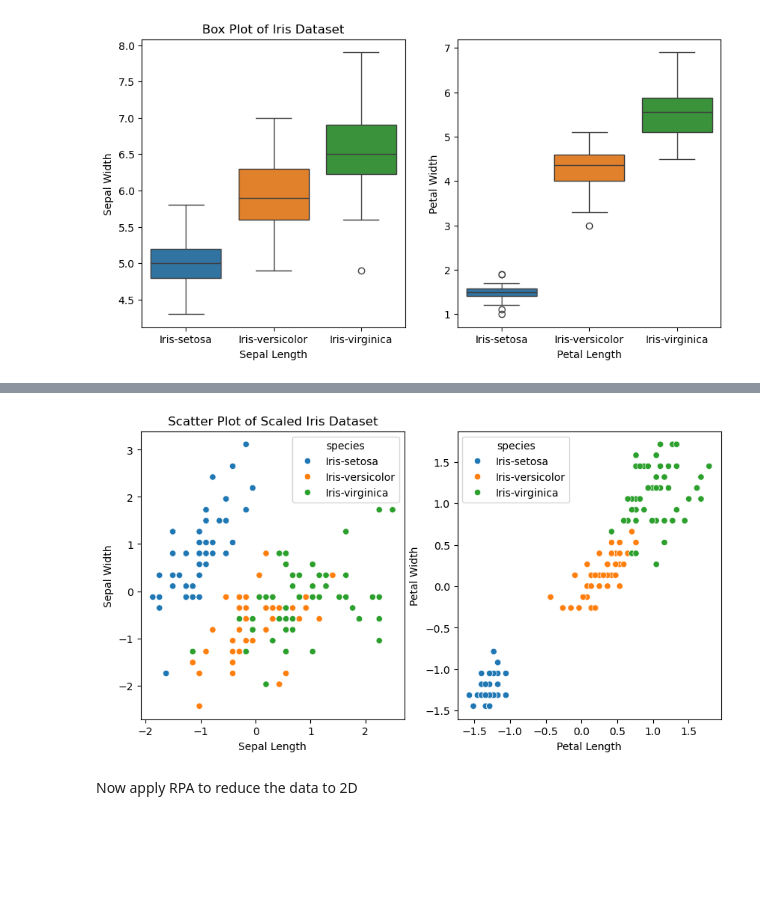
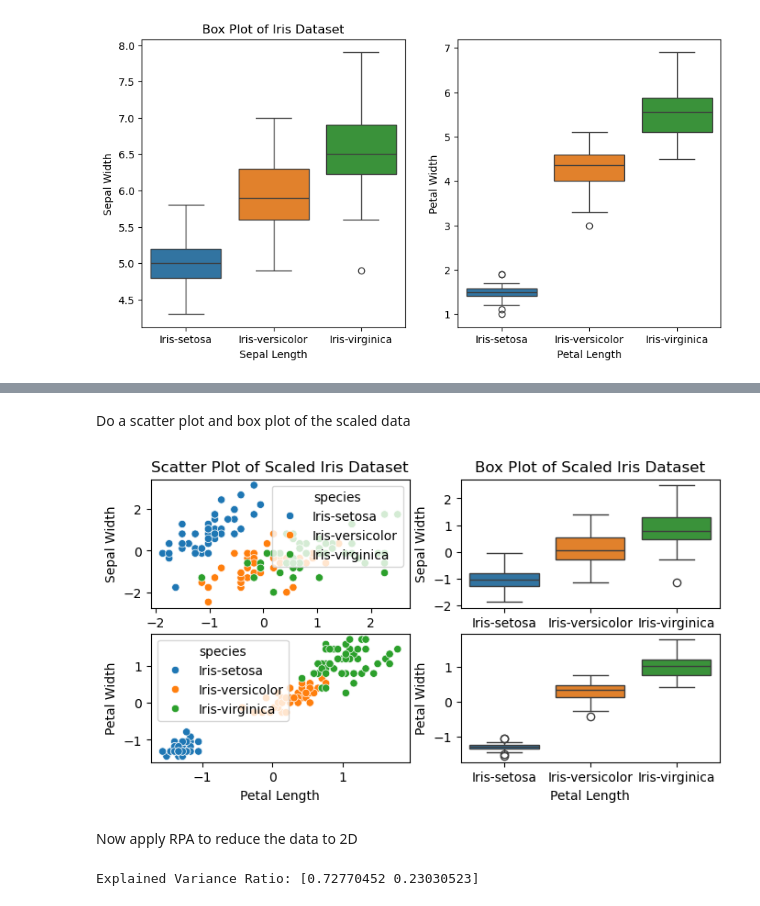
Before and after one commit to clydewatts1/pands-project, a Jupyter notebook: analysis_kmeans_cluster.ipynb, the cells around one changed output, grey strips where cells are left out. Drawn from its saved outputs; the diff is of its cells as text; code cells hidden in the pictures; blank space fills up the shorter version.

```diff
--- a/analysis_kmeans_cluster.ipynb
+++ b/analysis_kmeans_cluster.ipynb
@@ -112,15 +104,36 @@ print(X_scaled)
+# %% [markdown]
+Do a scatter plot and box plot of the scaled data
 # %%
-fig, ax = plt.subplots(1, 2, figsize=(10, 5))
+fig, ax = plt.subplots(2, 2, figsize=(8, 4))
 # scatter plot of the scaled data
-ax[0].set_title("Scatter Plot of Scaled Iris Dataset")
-ax[0].set_xlabel("Sepal Length")
-ax[0].set_ylabel("Sepal Width")
-sns.scatterplot(x=X_scaled[:, 0], y=X_scaled[:, 1], hue=df_iris["species"], ax=ax[0])
-ax[1].set_xlabel("Petal Length")
-ax[1].set_ylabel("Petal Width")
-sns.scatterplot(x=X_scaled[:, 2], y=X_scaled[:, 3], hue=df_iris["species"], ax=ax[1])
+ax[0,0].set_title("Scatter Plot of Scaled Iris Dataset")
+ax[0,0].set_xlabel("Sepal Length")
+ax[0,0].set_ylabel("Sepal Width")
+sns.scatterplot(x=X_scaled[:, 0], y=X_scaled[:, 1], hue=df_iris["species"], ax=ax[0,0])
+ax[1,0].set_xlabel("Petal Length")
+ax[1,0].set_ylabel("Petal Width")
+sns.scatterplot(x=X_scaled[:, 2], y=X_scaled[:, 3], hue=df_iris["species"], ax=ax[1,0])
+
+
+ax[0,1].set_title("Box Plot of Scaled Iris Dataset")
+ax[0,1].set_xlabel("Sepal Length")
+ax[0,1].set_ylabel("Sepal Width")
+sns.boxplot(x="species", y=X_scaled[:, 0], data=df_iris,hue='species', ax=ax[0,1])
+ax[1,1].set_xlabel("Petal Length")
+ax[1,1].set_ylabel("Petal Width")
+sns.boxplot(x="species", y=X_scaled[:, 2], data=df_iris,hue='species', ax=ax[1,1])
 plt.show()
 # %% [output]
-[figure, old version]
+[figure, new version]
 # %% [markdown]
 Now apply RPA to reduce the data to 2D
+# %%
+RPA = PCA(n_components=2)
+X_rpa = RPA.fit_transform(X_scaled)
+print(f"Explained Variance Ratio: {RPA.explained_variance_ratio_}")
+df_rpa = pd.DataFrame(data=X_rpa, columns=["PC1", "PC2"])
+# Add the species column to the dataframe
+# the order is preserved so we can just add the species column
+df_rpa["species"] = df_iris["species"]
+# %% [output]
+Explained Variance Ratio: [0.72770452 0.23030523]
```
Also changed, not shown: parts of 16 cells of this notebook.
